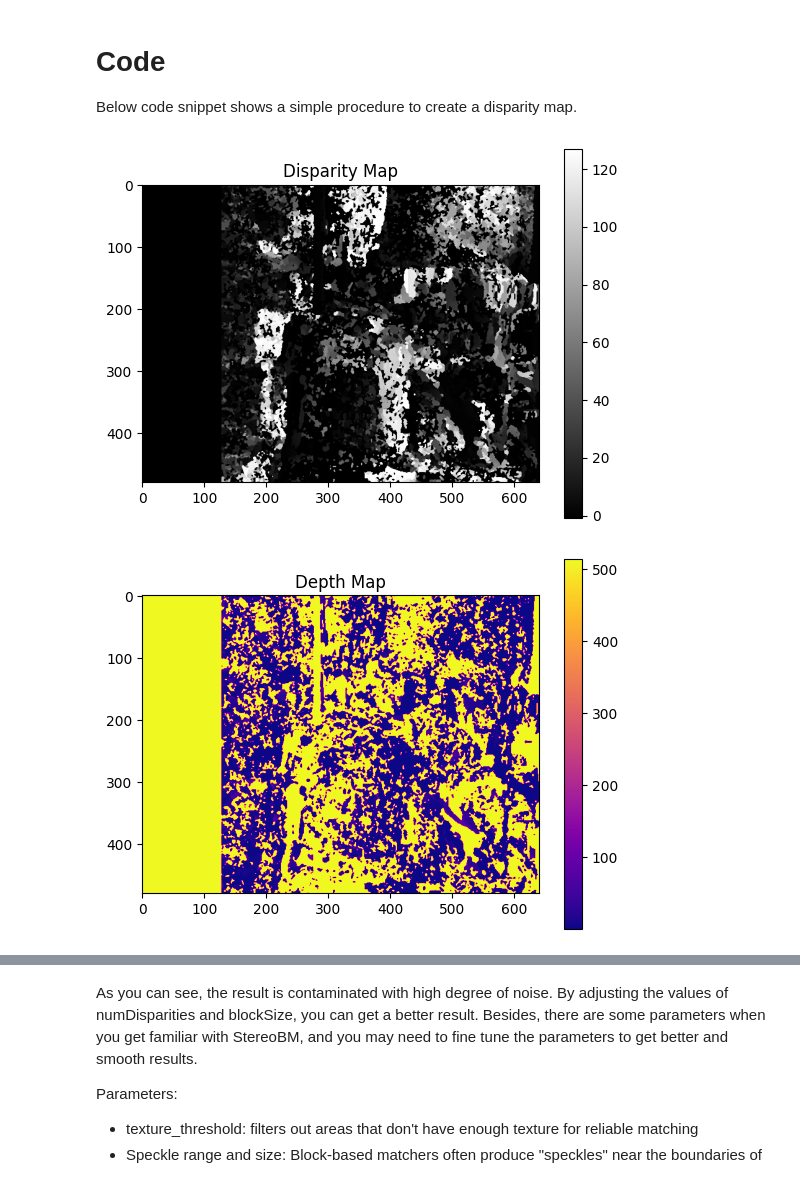
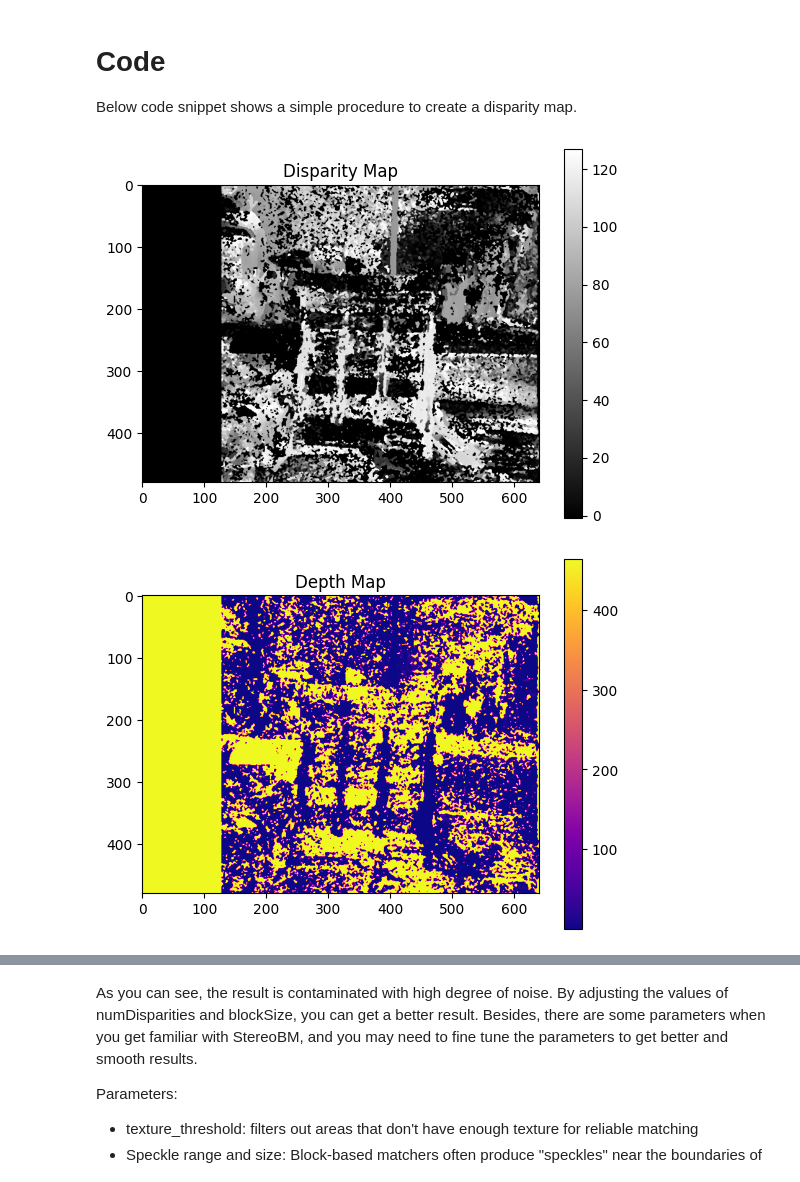
Before and after one commit to n9hquan/ComputerVision_GroupAssignment, a Jupyter notebook: Depth Map from Stereo Images.ipynb, the cells around one changed output, grey strips where cells are left out. Drawn from its saved outputs; the diff is of its cells as text; code cells hidden in the pictures.

```diff
--- a/Depth Map from Stereo Images.ipynb
+++ b/Depth Map from Stereo Images.ipynb
@@ -34,37 +34,37 @@ import numpy as np
 import cv2 as cv
 from matplotlib import pyplot as plt
 
 # Load grayscale stereo images
-imgL = cv.imread('snapshot_left_1.jpg', cv.IMREAD_GRAYSCALE)
-imgR = cv.imread('snapshot_right_1.jpg', cv.IMREAD_GRAYSCALE)
+imgL = cv.imread('snapshot_left_PA_book.jpg', cv.IMREAD_GRAYSCALE)
+imgR = cv.imread('snapshot_right_PA_book.jpg', cv.IMREAD_GRAYSCALE)
 
 # Create stereo matcher
-stereo = cv.StereoSGBM_create(numDisparities=128, blockSize=11)
+stereo = cv.StereoSGBM_create(numDisparities=128, blockSize=5)
 
 # Compute disparity and convert to float
 disparity = stereo.compute(imgL, imgR).astype(np.float32) / 16.0
 
 # Display disparity map
 plt.imshow(disparity, 'gray')
 plt.title('Disparity Map')
 plt.colorbar()
 plt.show()
 
 # Camera parameters from calibration
-focal_length = 529.65  # in pixels
-baseline = 0.0968      # in meters
+focal_length = 578.6  # in pixels
+baseline = 0.08      # in meters
 
 # Avoid division by zero
 disparity[disparity <= 0] = 0.1
 
 # Compute depth map
 depth_map = (focal_length * baseline) / disparity
 
 # Display depth map
 plt.imshow(depth_map, cmap='plasma')
 plt.colorbar()
 plt.title('Depth Map')
 plt.show()
 # %% [output]
-[figure, old version]
+[figure, new version]
-[figure, old version]
+[figure, new version]
```
Also changed, not shown: parts of 1 cell of this notebook.
